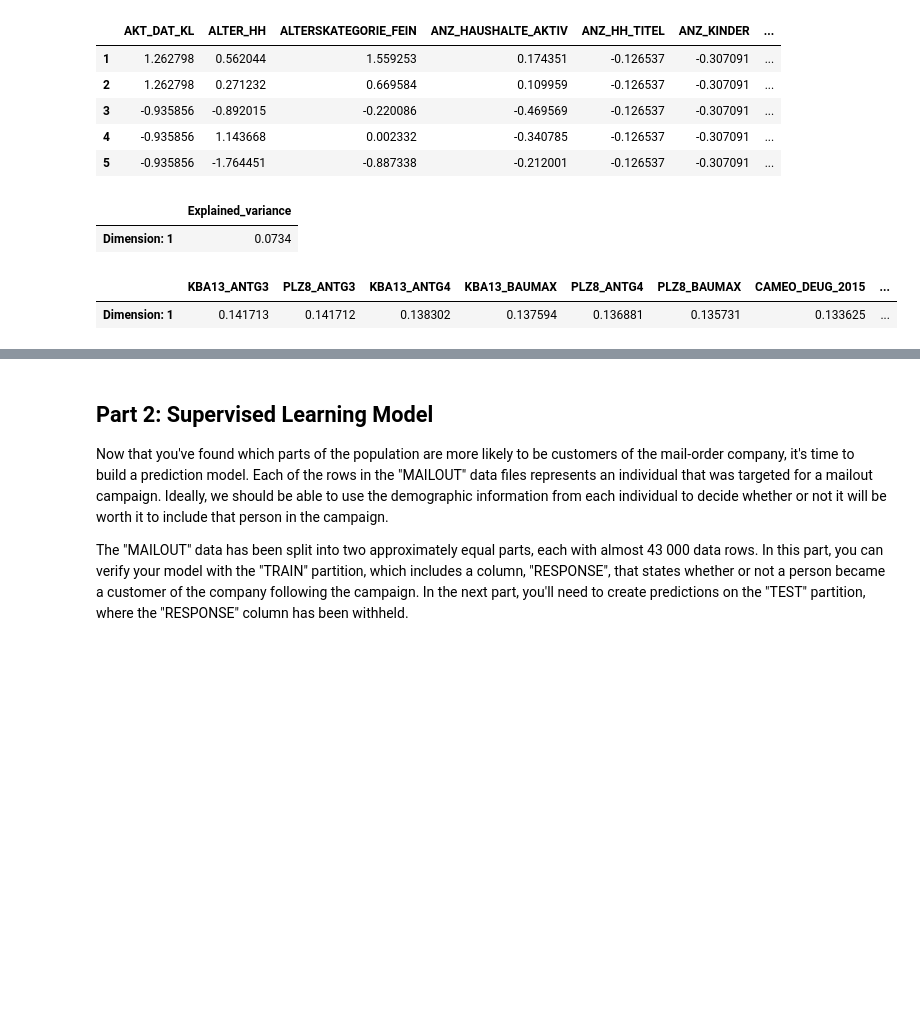
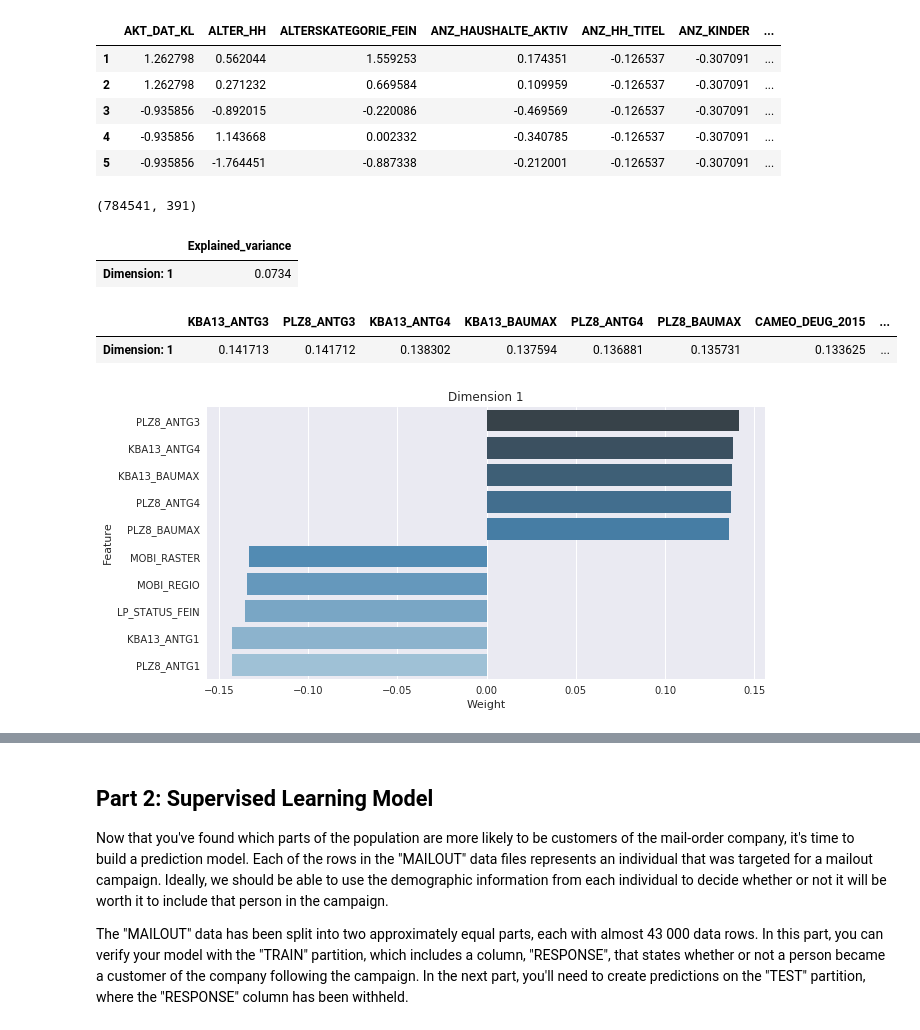
Before and after one commit to jmcabreira-zz/Data-Science-Projects, a Jupyter notebook: Customer_Segmentation_Report/Arvato_Project_Workbook.ipynb, the cells around one changed output, grey strips where cells are left out. Cells and saved outputs as stored; diff of their text form; code cells hidden in the pictures; blank space fills up the shorter version.

```diff
--- a/Customer_Segmentation_Report/Arvato_Project_Workbook.ipynb
+++ b/Customer_Segmentation_Report/Arvato_Project_Workbook.ipynb
@@ -601,11 +609,7 @@ azdias_scaled_df.head()
 | 3 | -0.935856 | -0.892015 | -0.220086 | -0.469569 | -0.126537 | -0.307091 | ... |
 | 4 | -0.935856 | 1.143668 | 0.002332 | -0.340785 | -0.126537 | -0.307091 | ... |
 | 5 | -0.935856 | -1.764451 | -0.887338 | -0.212001 | -0.126537 | -0.307091 | ... |
-# %%
-from helpers import enplianed_variance_and_weights_df
-enplianed_variance_and_weights_df(azdias_scaled_df, pca, 0)
-# %% [output]
-|  | Explained_variance |
-| Dimension: 1 | 0.0734 |
-|  | KBA13_ANTG3 | PLZ8_ANTG3 | KBA13_ANTG4 | KBA13_BAUMAX | PLZ8_ANTG4 | PLZ8_BAUMAX | CAMEO_DEUG_2015 | ... |
-| Dimension: 1 | 0.141713 | 0.141712 | 0.138302 | 0.137594 | 0.136881 | 0.135731 | 0.133625 | ... |
+# %%
+azdias_scaled_df.shape
+# %% [output]
+(784541, 391)
@@ -611,0 +620,13 @@ enplianed_variance_and_weights_df(azdias_scaled_df, pca, 0)
+# %%
+#Component 1
+dimension_1_df , explained_variance_df = explained_variance_and_weights_df(azdias_scaled_df, pca, 0)
+display(explained_variance_df)
+display(dimension_1_df)
+print()
+plot_pca(dimension_1_df, num = 1)
+# %% [output]
+|  | Explained_variance |
+| Dimension: 1 | 0.0734 |
+|  | KBA13_ANTG3 | PLZ8_ANTG3 | KBA13_ANTG4 | KBA13_BAUMAX | PLZ8_ANTG4 | PLZ8_BAUMAX | CAMEO_DEUG_2015 | ... |
+| Dimension: 1 | 0.141713 | 0.141712 | 0.138302 | 0.137594 | 0.136881 | 0.135731 | 0.133625 | ... |
+[figure, added]
```
Also changed, not shown: parts of 10 cells of this notebook.
